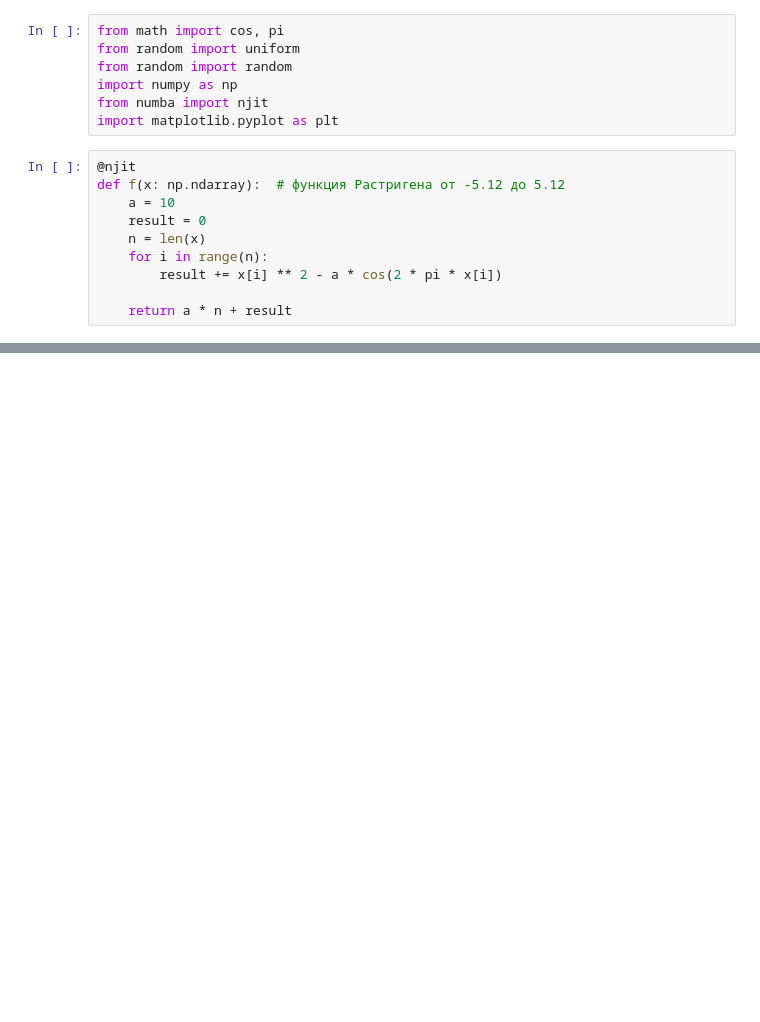
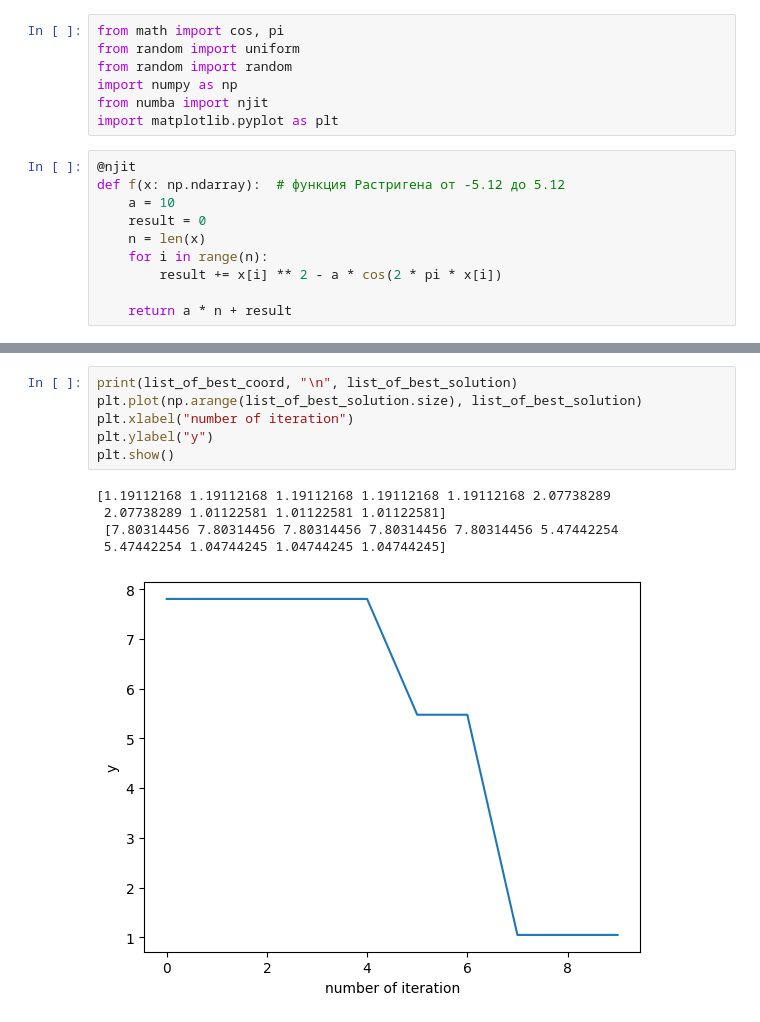
Before and after one commit to Artikezwin/Particle-Swarm-Optimization, a Jupyter notebook: Jupiter/CPSO.ipynb, the cells around one changed output, grey strips where cells are left out. Cells and saved outputs as stored; diff of their text form; blank space fills up the shorter version.

```diff
--- a/Jupiter/CPSO.ipynb
+++ b/Jupiter/CPSO.ipynb
@@ -69,0 +125,12 @@ plt.plot([1, 2, 3, 4], [1, 4, 9, 16])
+# %%
+print(list_of_best_coord, "\n", list_of_best_solution)
+plt.plot(np.arange(list_of_best_solution.size), list_of_best_solution)
+plt.xlabel("number of iteration")
+plt.ylabel("y")
+plt.show()
+# %% [output]
+[1.19112168 1.19112168 1.19112168 1.19112168 1.19112168 2.07738289
+ 2.07738289 1.01122581 1.01122581 1.01122581]
+ [7.80314456 7.80314456 7.80314456 7.80314456 7.80314456 5.47442254
+ 5.47442254 1.04744245 1.04744245 1.04744245]
+[figure, added]
```
Also changed, not shown: parts of 6 cells of this notebook, 2 other files.
